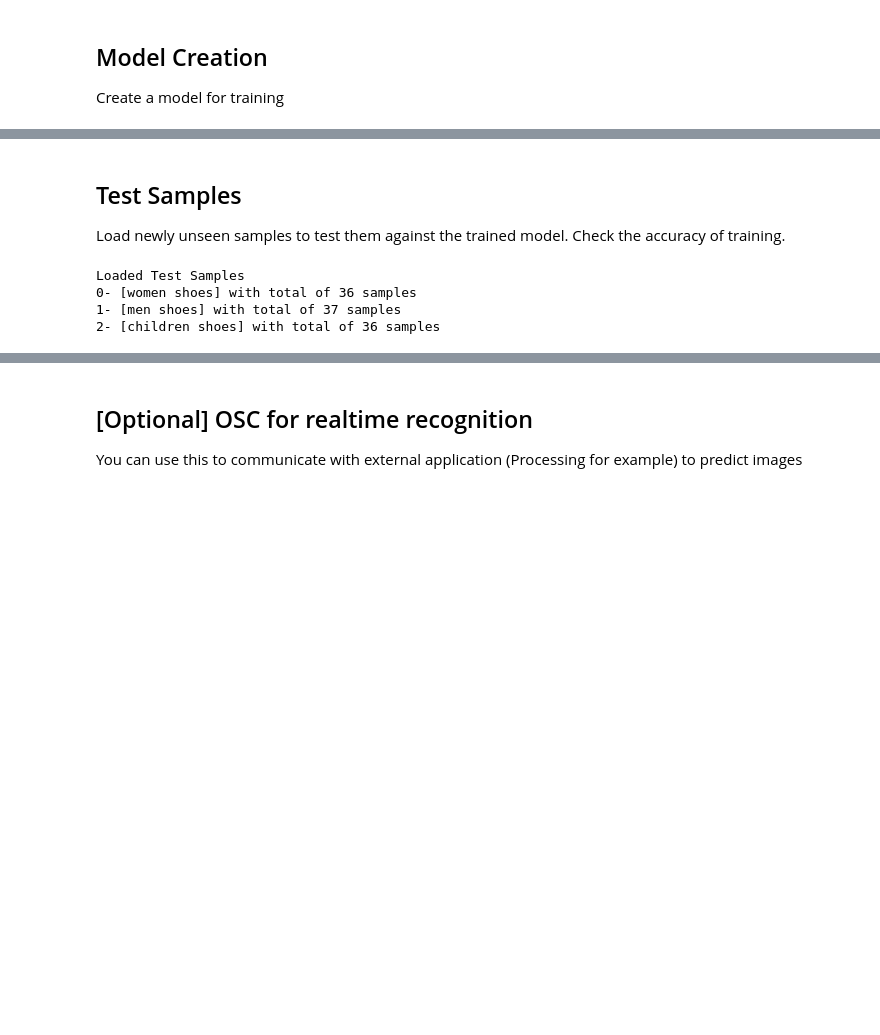
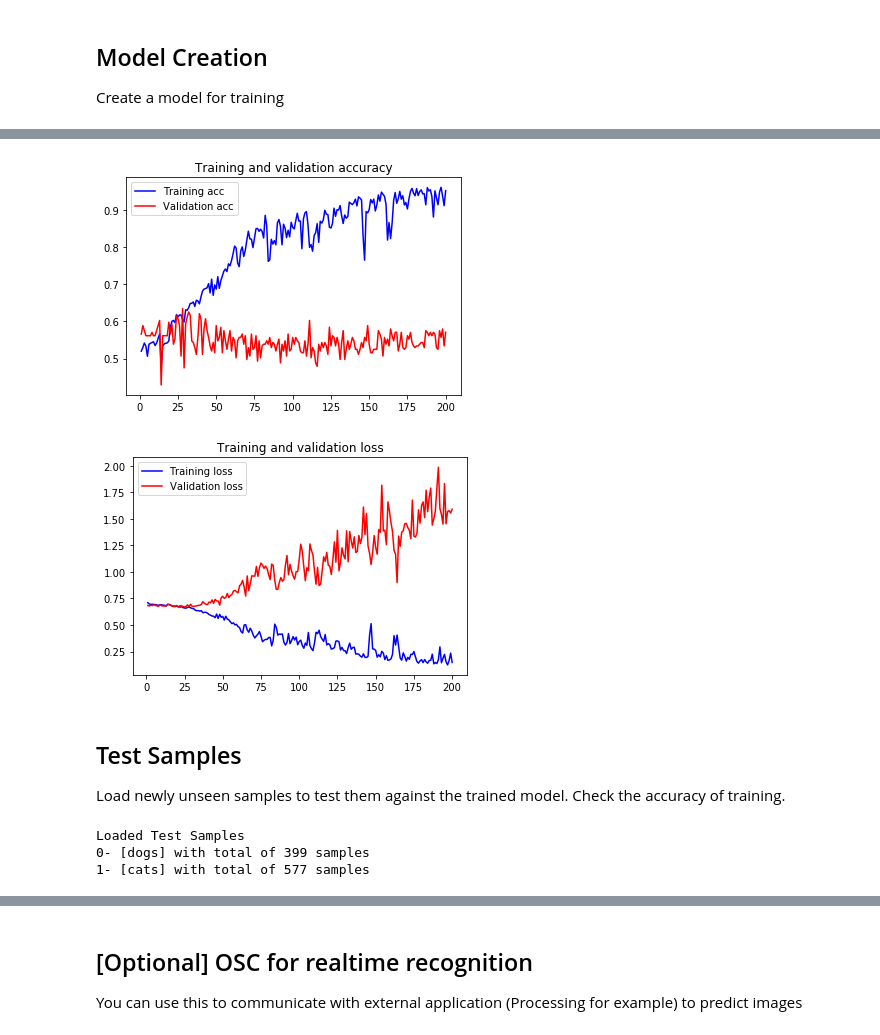
Before and after one commit to mrayy/PracticalML, a Jupyter notebook: 3. Data Preparation/Python/ImageClassifier.ipynb, the cells around one changed output, grey strips where cells are left out. Drawn from its saved outputs; the diff is of its cells as text; code cells hidden in the pictures; blank space fills up the shorter version.

```diff
--- a/3. Data Preparation/Python/ImageClassifier.ipynb
+++ b/3. Data Preparation/Python/ImageClassifier.ipynb
@@ -151,7 +150,7 @@ Split dataset to train and validation
 # %%
 from sklearn.model_selection import train_test_split
 
-X_train,X_test,Y_train,Y_test=train_test_split(x_train,y_train,test_size=0.1)
+X_train,X_test,Y_train,Y_test=train_test_split(x_data,y_data,test_size=0.1)
 
 print("Training using: {0} samples".format(len(X_train)))
 print("Validating using: {0} samples".format(len(X_test)))
@@ -198,5 +197,5 @@ X_test=np.array(X_test)
 Y_train=np.array(Y_train)
 Y_test=np.array(Y_test)
 
-model=create_model(X_train.shape[1],nb_classes,128,[64,32],dropout=0)
-history=model.fit(X_train,Y_train,validation_data=(X_test,Y_test),epochs=200,batch_size=4, callbacks=[tensorboard])
+model=create_model(X_train.shape[1],nb_classes,64,[32,16,8],dropout=0.02)
+history=model.fit(X_train,Y_train,validation_data=(X_test,Y_test),epochs=200,batch_size=64, callbacks=[tensorboard])
@@ -203,3 +220,33 @@ history=model.fit(X_train,Y_train,validation_data=(X_test,Y_test),epochs=200,bat
+# %%
+
+def plot_acc_loss(history,output=""):
+    #get training accuracy and error
+    acc = history.history['acc']
+    val_acc = history.history['val_acc']
+    loss = history.history['loss']
+    val_loss = history.history['val_loss']
+
+    epochs = range(1, len(acc) + 1)
+    # plot accuracy
+    plt.plot(epochs, acc, 'b', label='Training acc')
+    plt.plot(epochs, val_acc, 'r', label='Validation acc')
+    plt.title('Training and validation accuracy')
+    plt.legend()
+    plt.figure()
+
+    # plot error
+    plt.plot(epochs, loss, 'b', label='Training loss')
+    plt.plot(epochs, val_loss, 'r', label='Validation loss')
+    plt.title('Training and validation loss')
+    plt.legend()
+    if(output!=""):
+        plt.savefig(output, bbox_inches='tight')
+    plt.show()
+
+plot_acc_loss(history)
+# %% [output]
+[figure, added]
+[figure, added]
 # %% [markdown]
 ## Test Samples
 
@@ -207,16 +254,15 @@ Load newly unseen samples to test them against the trained model. Check the accu
 # %%
 
 #load test samples
-sample_test,labels_test=load_dataset_from_folder("test/shoes/",target_size=(TARGET_WIDTH,TARGET_HEIGHT))
+sample_test,labels_test=load_dataset_from_folder("test/catsdogs/",target_size=(TARGET_WIDTH,TARGET_HEIGHT))
 print("Loaded Test Samples")
 for i,l in enumerate(labels_test):
     samples_count=len([s for s in sample_test if s[1]==i])
     print("{0}- [{1}] with total of {2} samples".format(i,l,samples_count))
 # %% [output]
 Loaded Test Samples
-0- [women shoes] with total of 36 samples
-1- [men shoes] with total of 37 samples
-2- [children shoes] with total of 36 samples
+0- [dogs] with total of 399 samples
+1- [cats] with total of 577 samples
 # %%
 def preprocess_sample(sample):
     #normalize values
```
Also changed, not shown: parts of 8 cells of this notebook, 1 other file.
